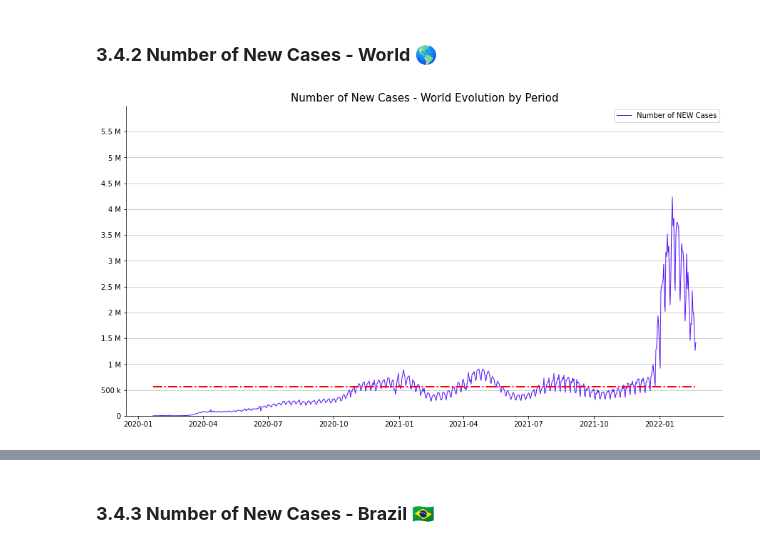
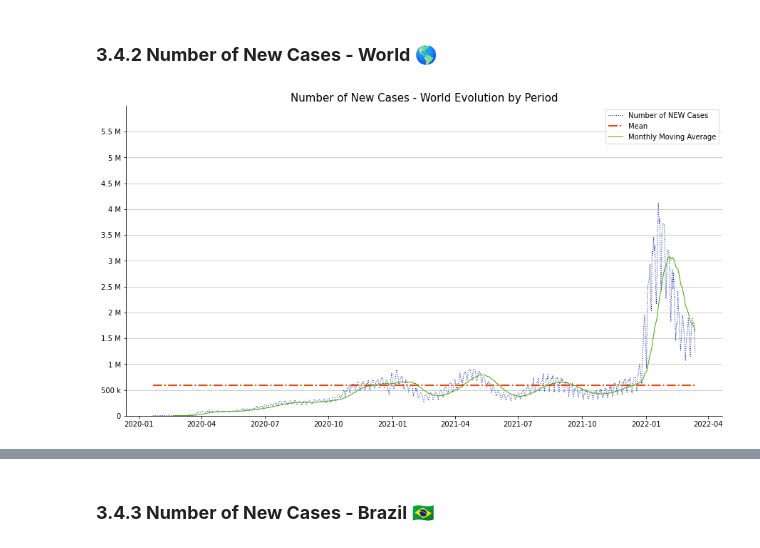
Before and after one commit to herculeshamanaka/ds-py-covid-19-brazil, a Jupyter notebook: COVID_19_General_overview_for_Brazil_and_the_World_.ipynb, the cells around one changed output, grey strips where cells are left out. Cells and saved outputs as stored; diff of their text form; code cells hidden in the pictures.

```diff
--- a/COVID_19_General_overview_for_Brazil_and_the_World_.ipynb
+++ b/COVID_19_General_overview_for_Brazil_and_the_World_.ipynb
@@ -323,3 +324,8 @@ sns.heatmap(correlationDF,
+# %%
+# constants for the remaining sections
+RED = '#f54000'
+BLUE = '#1024a3'
+GREEN = '#48a308'
 # %% [markdown]
 ## **3.4 Total cases / Number of new cases**
 
@@ -409,43 +415,59 @@ newCasesDF = covidDF.loc[
   ['date','new_cases']
 ]
 
+# creating a moving average by month
+newCasesDF['monthly_mov_avg'] = newCasesDF.new_cases.rolling(
+    window=30
+).mean()
+
 # ploting the new cases over the period
 ax.plot(
   'date',
   'new_cases',
   data=newCasesDF,
   label='Number of NEW Cases',
-  color='#5a15fa',
-  linewidth=1
+  color=BLUE,
+  linewidth=1,
+  linestyle=':'
 );
 
 newCasesMean = newCasesDF.new_cases.mean()
 
 # ploting the mean
 ax.plot(
   newCasesDF.date,
   [newCasesMean]*len(newCasesDF),
-  color='red',
+  label='Mean',
+  color=RED,
   linewidth=2,
   linestyle='-.');
 
+# ploting the monthly moving average
+ax.plot(
+  'date',
+  'monthly_mov_avg',
+  data=newCasesDF,
+  label='Monthly Moving Average',
+  color=GREEN,
+  linewidth=1
+);
 
 # remove the spines from the plot
 ax.spines['top'].set_visible(False)
 ax.spines['right'].set_visible(False)
 
 # formating the Y Axis
 plt.ylim(0,6000000);
 plt.yticks(ticks=np.arange(0, 6000000, step=500000));
 plt.grid(axis='y', alpha=0.75);
 
 ax.yaxis.set_major_formatter(FuncFormatter(axis_fmt));
 
 ax.legend();
 ax.set_title(
   'Number of New Cases - World Evolution by Period',
   fontsize=15
 );
 # %% [output]
-[figure, old version]
+[figure, new version]
 # %% [markdown]
```
Also changed, not shown: parts of 36 cells of this notebook.
